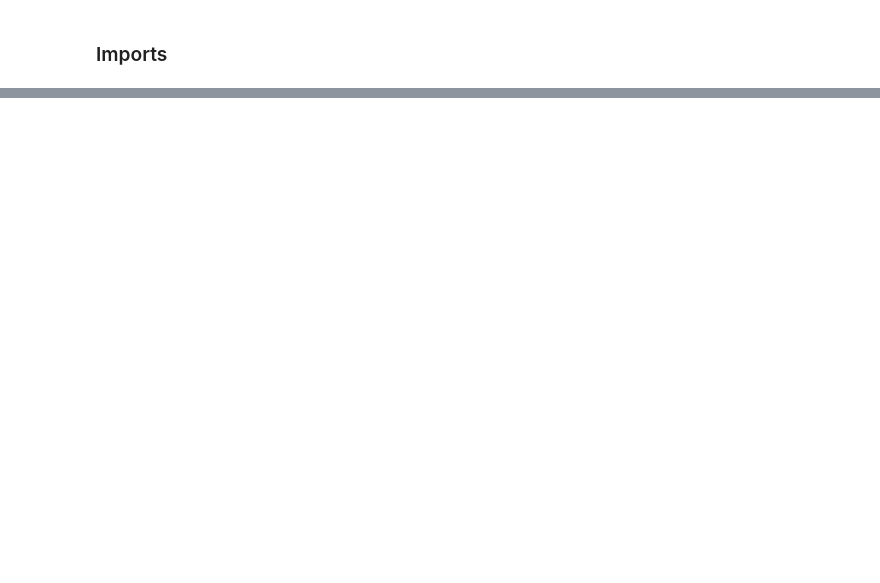
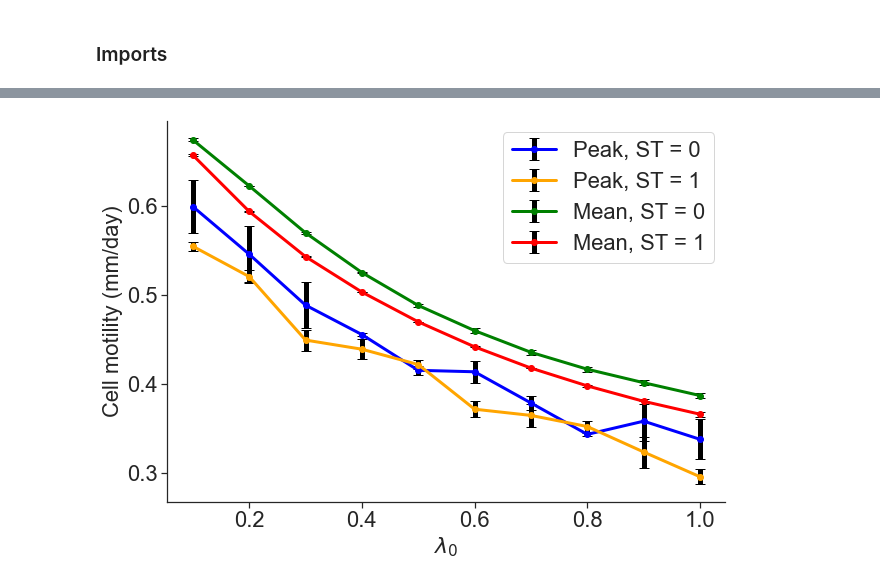
Before and after one commit to SebastianUtecht/Thesis, a Jupyter notebook: NewKidneyGen/make_plots_thesis.ipynb, the cells around one changed output, grey strips where cells are left out. Cells and saved outputs as stored; diff of their text form; code cells hidden in the pictures; blank space fills up the shorter version.

```diff
--- a/NewKidneyGen/make_plots_thesis.ipynb
+++ b/NewKidneyGen/make_plots_thesis.ipynb
@@ -59,0 +178,80 @@ save_fig(fig, "pref_adh_pot", folder)
+# %%
+# Making plot ensuring that eta=0.2 is ok for most m_l0 vals
+
+val_lst_st0 = []
+std_lst_st0 = []
+
+val_lst_st1 = []
+std_lst_st1 = []
+
+mean_lst_st0 = []
+mean_lst_st1 = []
+
+mean_std_lst_st0 = []
+mean_std_lst_st1 = []
+
+ml0_lst        = [0.1, 0.2, 0.3, 0.4, 0.5, 0.6, 0.7, 0.8, 0.9, 1.0]
+st_lst         = [0, 1]
+
+for st in st_lst:
+    for ml0 in ml0_lst:
+        if st == 0:
+            folder = f'new_data/vitro_speed_diff_ml0/noise_0.2_ml0_{ml0}_st_0/data.npy'
+        else:
+            folder = f'new_data/vitro_speed_diff_ml0/noise_0.2_ml0_{ml0}_st_1/data.npy'
+
+        data = np.load(folder, allow_pickle=True)
+        mask_lst, x_lst, p_lst, q_lst = data
+
+        x_lst_exp = [x_lst[i][None] for i in range(len(x_lst))]
+        x_arr = np.concatenate(x_lst_exp, axis=0)
+        x0, x1, x2 = x_arr[100:130], x_arr[130:160], x_arr[160:190]
+        x_lst = [x0, x1, x2]
+        speeds     = [np.linalg.norm(x_arr[1:] - x_arr[:-1], axis=2) * 5 / (10/1440) * 0.001 for x_arr in x_lst]
+        #means
+        mean0 = speeds[0].mean()
+        mean1 = speeds[1].mean()
+        mean2 = speeds[2].mean()
+        mean_mean = (mean0 + mean1 + mean2) / 3
+        mean_std  = np.array([mean0, mean1, mean2]).std()
+        #make histograms and center bins
+        vals0, bins0 = np.histogram(speeds[0].flatten(), bins=100, density=False)
+        bins0 = 0.5*(bins0[1:] + bins0[:-1])
+        vals1, bins1 = np.histogram(speeds[1].flatten(), bins=100, density=False)
+        bins1 = 0.5*(bins1[1:] + bins1[:-1])
+        vals2, bins2 = np.histogram(speeds[2].flatten(), bins=100, density=False)
+        bins2 = 0.5*(bins2[1:] + bins2[:-1])
+
+
+
+        #max vals
+        max_val0 = bins0[np.argmax(vals0)]
+        max_val1 = bins1[np.argmax(vals1)]
+        max_val2 = bins2[np.argmax(vals2)]
+
+        max_val_lst = [max_val0, max_val1, max_val2]
+        max_val_lst = np.array(max_val_lst)
+
+        if st == 0:
+            val_lst_st0.append(max_val_lst.mean())
+            std_lst_st0.append(max_val_lst.std())
+            mean_lst_st0.append(mean_mean)
+            mean_std_lst_st0.append(mean_std)
+        else:
+            val_lst_st1.append(max_val_lst.mean())
+            std_lst_st1.append(max_val_lst.std())
+            mean_lst_st1.append(mean_mean)
+            mean_std_lst_st1.append(mean_std)
+
+
+fig, ax = plt.subplots(figsize=(10, 7))
+plt.errorbar(ml0_lst, val_lst_st0, yerr=std_lst_st0, label='Peak, ST = 0', c='blue', fmt='o-', ecolor='black', capsize=5, elinewidth=5)
+plt.errorbar(ml0_lst, val_lst_st1, yerr=std_lst_st1, label='Peak, ST = 1', c='orange', fmt='o-', ecolor='black', capsize=5, elinewidth=5)
+plt.errorbar(ml0_lst, mean_lst_st0, yerr=mean_std_lst_st0, label='Mean, ST = 0', c='green', fmt='o-', ecolor='black', capsize=5, elinewidth=5)
+plt.errorbar(ml0_lst, mean_lst_st1, yerr=mean_std_lst_st1, label='Mean, ST = 1', c='red', fmt='o-', ecolor='black', capsize=5, elinewidth=5)
+plt.xlabel('$\lambda_0$')
+plt.ylabel('Cell motility (mm/day)')
+plt.legend()
+plt.show();
+# %% [output]
+[figure, added]
```
Also changed, not shown: parts of 18 cells of this notebook, 6 other files.
